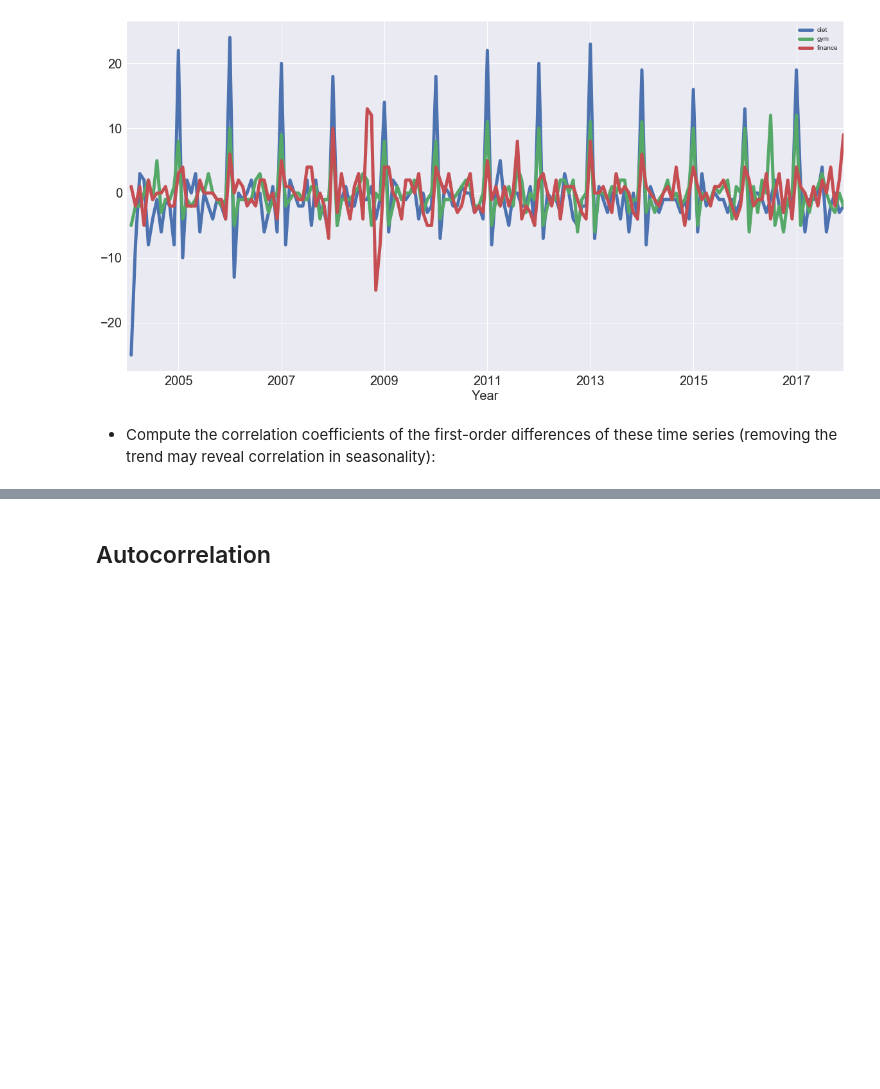
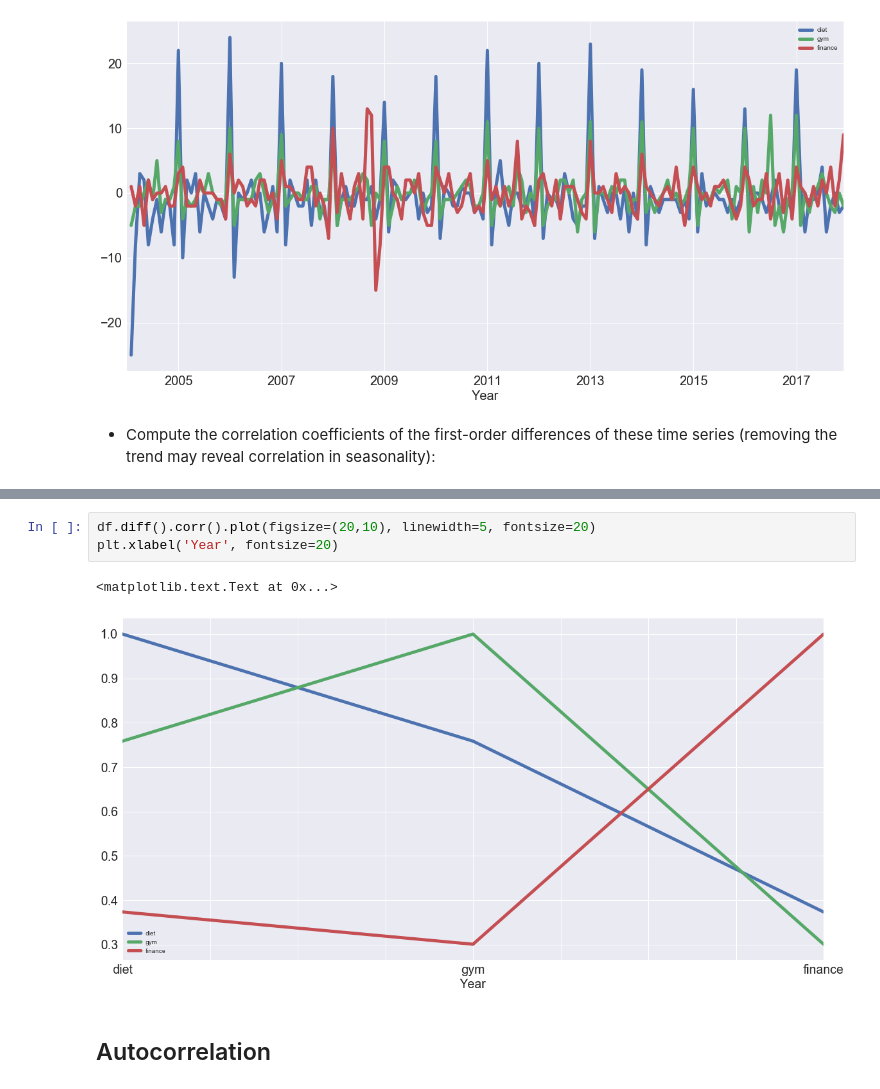
Before and after one commit to ajinkyapuar/datacamp_facebook_live_ny_resolution, a Jupyter notebook: New_Years_Resolutions_Workshop.ipynb, the cells around one changed output, grey strips where cells are left out. Cells and saved outputs as stored; diff of their text form; blank space fills up the shorter version.

Commit message:
df diff corr plot

```diff
--- a/New_Years_Resolutions_Workshop.ipynb
+++ b/New_Years_Resolutions_Workshop.ipynb
@@ -323,3 +328,9 @@ ____
+# %%
+df.diff().corr().plot(figsize=(20,10), linewidth=5, fontsize=20)
+plt.xlabel('Year', fontsize=20)
+# %% [output]
+<matplotlib.text.Text at 0x...>
+[figure, added]
 # %% [markdown]
 ## Autocorrelation
 # %% [markdown]
```
Also changed, not shown: parts of 2 cells of this notebook.
